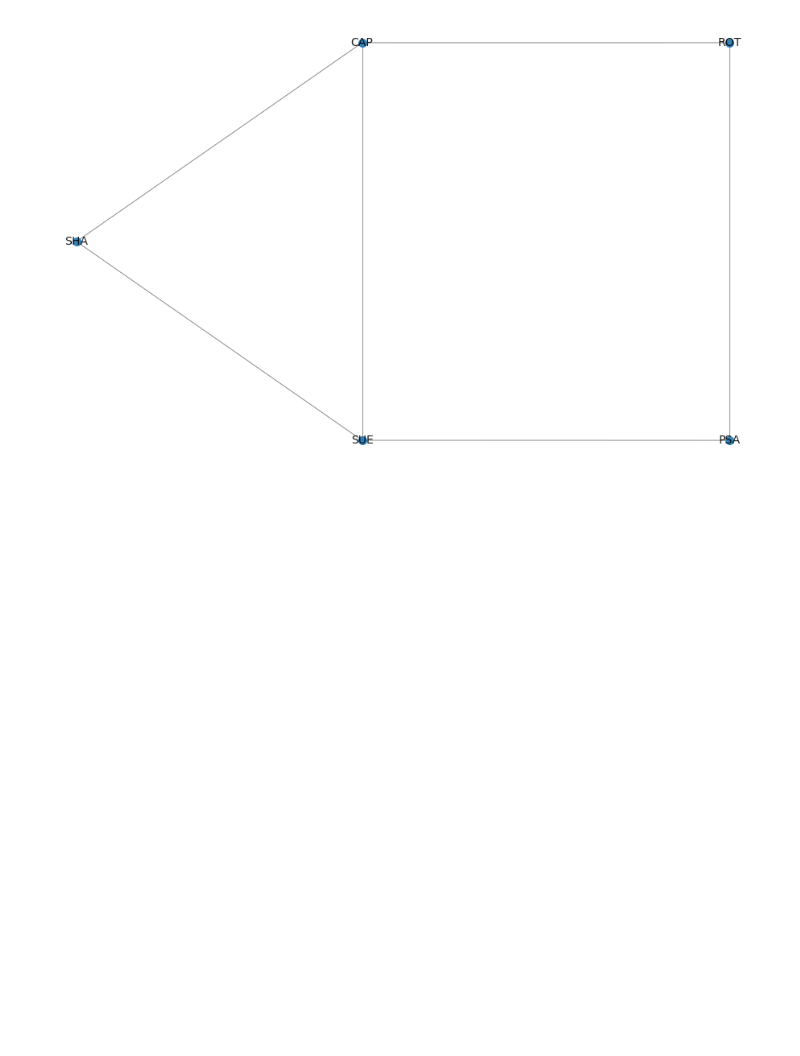
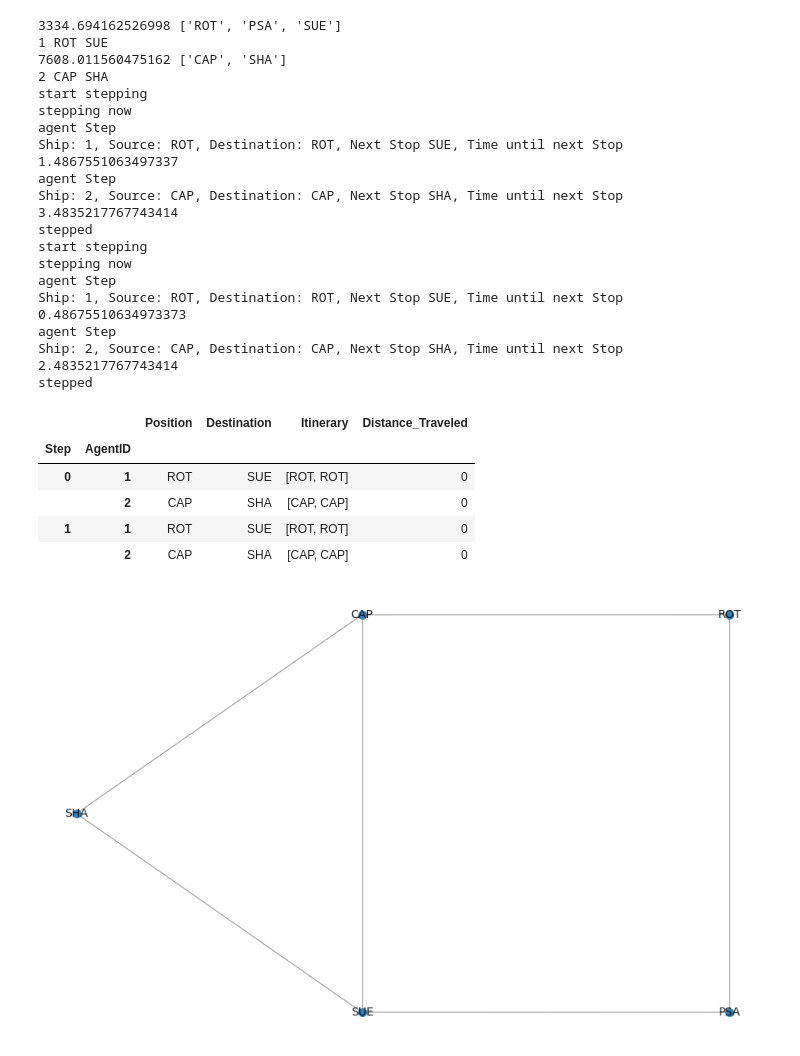
Before and after one commit to jvschlierf/Networks-ships-reroutes, a Jupyter notebook: Shipping_ABM.ipynb, the cells around one changed output. Saved outputs shown, nothing was run; the diff lists cells and outputs as text; code cells hidden in the pictures; blank space fills up the shorter version.

```diff
--- a/Shipping_ABM.ipynb
+++ b/Shipping_ABM.ipynb
@@ -33,8 +33,9 @@ class ShippingNetwork(Model):
     def __init__(self, N, distances, S=2):
         self.ports = N
         self.num_ships = S
-        # self.distances = distances
+        self.distances = distances
         self.schedule = SimultaneousActivation(self)
+        self.running = True
 
         self.G = nx.MultiGraph()
         self.G.add_nodes_from(self.ports) #instatiate the ports as nodes of network
@@ -42,37 +43,43 @@ class ShippingNetwork(Model):
             self.G.add_edge(distances[i][0], distances[i][1], length=distances[i][2])
         self.grid = NetworkGrid(self.G) #Define Mesa Grid as the just created Network to allow for shipping only in routes
 
+        #create ability to remove edges mid-model
+        def network_change(self, change_type, change_edge):
+            if change_type == "add":
+                self.G.add_edge(self.change_edge[0], self.change_edge[1], length=self.change_edge[2])
+            if change_type == "remove":
+                self.G.remove_edge(self.change_edge[0],self.change_edge[1]) #can we identify an edge by node 1, node 2 & distance?
+            #update model with new grid
+            return NetworkGrid(self.G), G
+
+
         #create agents
         Ships = []
         for i in range(self.num_ships):
             port = random.sample(self.ports, k=2) # this is a test - implementation, more complex algorithming is necessary
             a = Ship(i+1, self, self.G, port[0], port[1], distances)
+            self.schedule.add(a)
             #append to list of ships
             Ships.append(a)
             #place agent on origin node
             self.grid.place_agent(a, port[0])
+            print(i+1, port[0], port[1])
 
         self.datacollector = DataCollector(
             model_reporters={"Ports": "ports", "Graph":"G"},
             agent_reporters={"Position": "position", "Destination":"destination", "Itinerary":"itinerary", "Distance_Traveled":"distance_traveled" })
 
-    #create ability to remove edges mid-model
-    def network_change (self, change_type, change_edge):
-        if change_type == "add":
-            self.G.add_edge(self.change_edge[0], self.change_edge[1], length=self.change_edge[2])
-        if change_type == "remove":
-            self.G.remove_edge(self.change_edge[0],self.change_edge[1]) #can we identify an edge by node 1, node 2 & distance?
-        #update model with new grid
-        return NetworkGrid(self.G), G
 
-    def step(self, distances, change_type='', change_edge=[]):
+    def step(self, change_type='', change_edge=[]):
+        print("start stepping")
         self.datacollector.collect(self)
         #check network for changes
-        if change_type != '':
+        if change_type != '' :
+            print("Network Change")
             self.grid, self.G = network_change(change_type, change_edge)
         #Run each Agents
+        print("stepping now")
         self.schedule.step()
-
-        # draw the network?
+        print("stepped")
 # %%
 class Ship(Agent):
@@ -140,9 +148,36 @@ class Ship(Agent):
 # %%
 
 model = ShippingNetwork(N, distances)
 steps = 2
 for i in range(steps):
-    model.step(distances)
+    model.step()
+agent_state = model.datacollector.get_agent_vars_dataframe()
+agent_state
+# %% [output]
+3334.694162526998 ['ROT', 'PSA', 'SUE']
+1 ROT SUE
+7608.011560475162 ['CAP', 'SHA']
+2 CAP SHA
+start stepping
+stepping now
+agent Step
+Ship: 1, Source: ROT, Destination: ROT, Next Stop SUE, Time until next Stop 1.4867551063497337
+agent Step
+Ship: 2, Source: CAP, Destination: CAP, Next Stop SHA, Time until next Stop 3.4835217767743414
+stepped
+start stepping
+stepping now
+agent Step
+Ship: 1, Source: ROT, Destination: ROT, Next Stop SUE, Time until next Stop 0.48675510634973373
+agent Step
+Ship: 2, Source: CAP, Destination: CAP, Next Stop SHA, Time until next Stop 2.4835217767743414
+stepped
+|  |  | Position | Destination | Itinerary | Distance_Traveled |
+| Step | AgentID |  |  |  |  |
+| 0 | 1 | ROT | SUE | [ROT, ROT] | 0 |
+|  | 2 | CAP | SHA | [CAP, CAP] | 0 |
+| 1 | 1 | ROT | SUE | [ROT, ROT] | 0 |
+|  | 2 | CAP | SHA | [CAP, CAP] | 0 |
 # %%
 from matplotlib.colors import ListedColormap, LinearSegmentedColormap
 cmap = ListedColormap(["lightblue", "orange", "green",])
```
Also changed, not shown: parts of 2 cells of this notebook.
